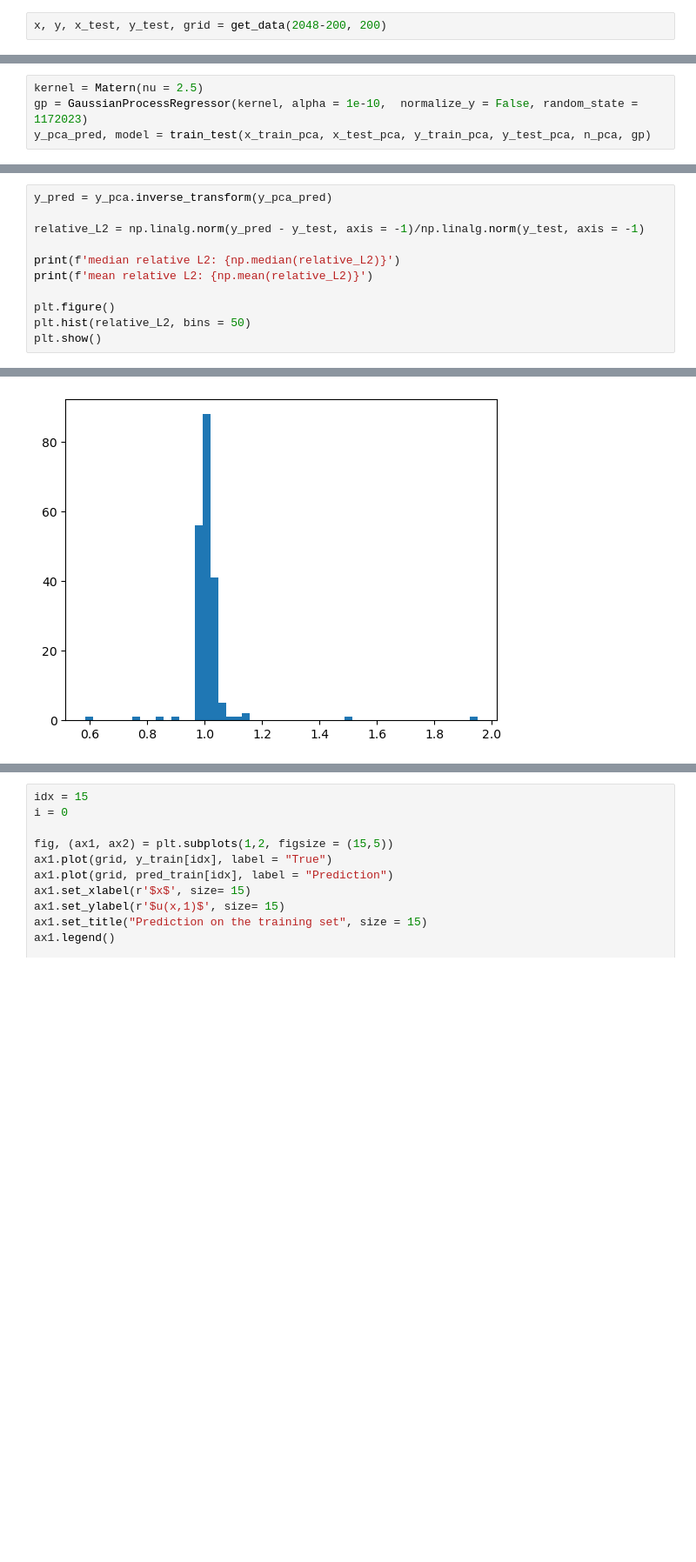
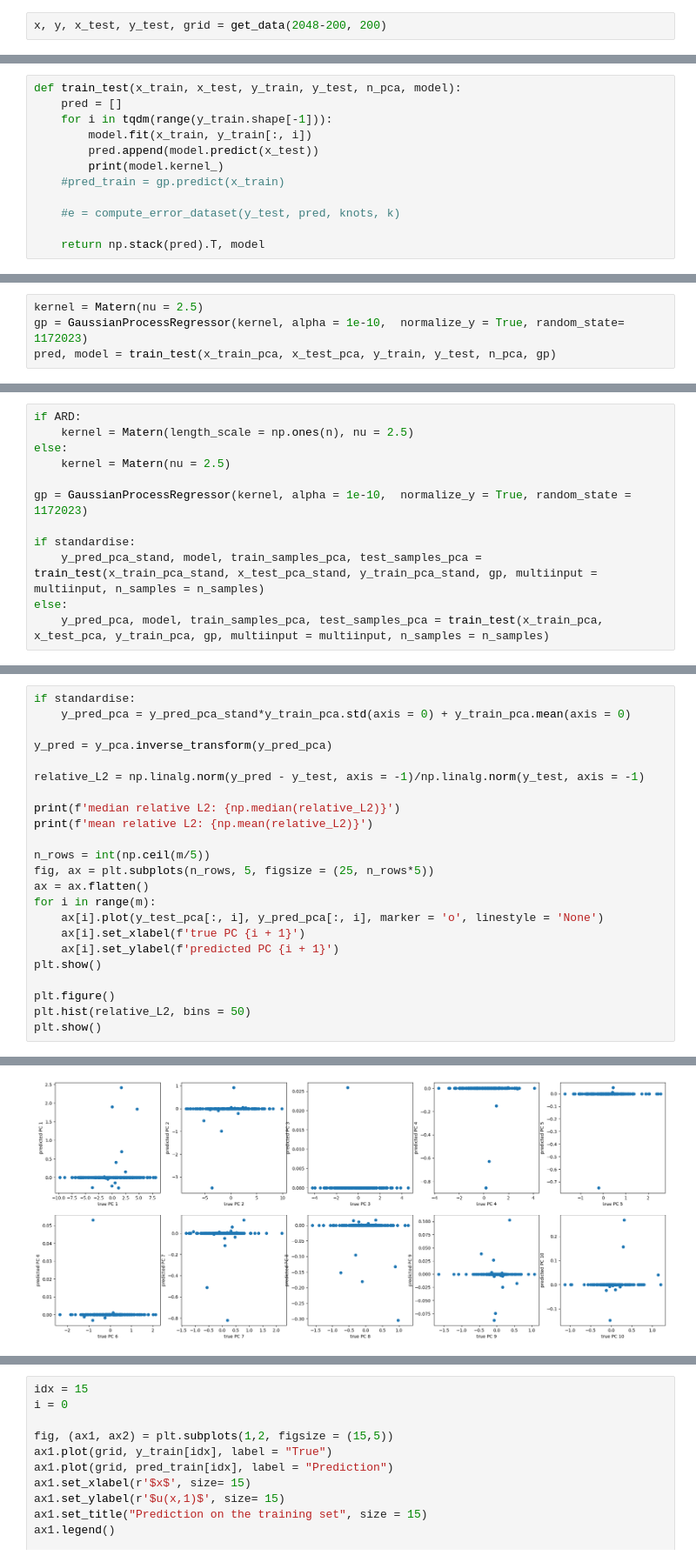
Before and after one commit to tomcjackc/Probabilistic-Operator-Learning-for-Climate-Model-Parameterisation, a Jupyter notebook: notebooks/Batlle_burger .ipynb, the cells around one changed output, grey strips where cells are left out. Shown at 87% size. Drawn from its saved outputs; the diff is of its cells as text; blank space fills up the shorter version.

Commit message:
working multiinput, standardisation, ARD, all using sklearn

```diff
--- a/notebooks/Batlle_burger .ipynb
+++ b/notebooks/Batlle_burger .ipynb
@@ -178,0 +54,12 @@ e
+# %%
+def train_test(x_train, x_test, y_train, y_test, n_pca, model):
+    pred = []
+    for i in tqdm(range(y_train.shape[-1])):
+        model.fit(x_train, y_train[:, i])
+        pred.append(model.predict(x_test))
+        print(model.kernel_)
+    #pred_train = gp.predict(x_train)
+
+    #e = compute_error_dataset(y_test, pred, knots, k)
+
+    return np.stack(pred).T, model
@@ -178,0 +75,4 @@ e
+# %%
+kernel = Matern(nu = 2.5)
+gp = GaussianProcessRegressor(kernel, alpha = 1e-10,  normalize_y = True, random_state= 1172023)
+pred, model = train_test(x_train_pca, x_test_pca, y_train, y_test, n_pca, gp)
@@ -217,5 +159,13 @@ x_train_pca.shape, x_test_pca.shape
 # %%
-kernel = Matern(nu = 2.5)
-gp = GaussianProcessRegressor(kernel, alpha = 1e-10,  normalize_y = False, random_state = 1172023)
-y_pca_pred, model = train_test(x_train_pca, x_test_pca, y_train_pca, y_test_pca, n_pca, gp)
+if ARD:
+    kernel = Matern(length_scale = np.ones(n), nu = 2.5)
+else:
+    kernel = Matern(nu = 2.5)
+
+gp = GaussianProcessRegressor(kernel, alpha = 1e-10,  normalize_y = True, random_state = 1172023)
+
+if standardise:
+    y_pred_pca_stand, model, train_samples_pca, test_samples_pca = train_test(x_train_pca_stand, x_test_pca_stand, y_train_pca_stand, gp, multiinput = multiinput, n_samples = n_samples)
+else:
+    y_pred_pca, model, train_samples_pca, test_samples_pca = train_test(x_train_pca, x_test_pca, y_train_pca, gp, multiinput = multiinput, n_samples = n_samples)
 # %% [output]
@@ -242,11 +182,23 @@ Matern(length_scale=1e-05, nu=2.5)
 # %%
-y_pred = y_pca.inverse_transform(y_pca_pred)
+if standardise:
+    y_pred_pca = y_pred_pca_stand*y_train_pca.std(axis = 0) + y_train_pca.mean(axis = 0)
+
+y_pred = y_pca.inverse_transform(y_pred_pca)
 
 relative_L2 = np.linalg.norm(y_pred - y_test, axis = -1)/np.linalg.norm(y_test, axis = -1)
 
 print(f'median relative L2: {np.median(relative_L2)}')
 print(f'mean relative L2: {np.mean(relative_L2)}')
 
+n_rows = int(np.ceil(m/5))
+fig, ax = plt.subplots(n_rows, 5, figsize = (25, n_rows*5))
+ax = ax.flatten()
+for i in range(m):
+    ax[i].plot(y_test_pca[:, i], y_pred_pca[:, i], marker = 'o', linestyle = 'None')
+    ax[i].set_xlabel(f'true PC {i + 1}')
+    ax[i].set_ylabel(f'predicted PC {i + 1}')
+plt.show()
+
 plt.figure()
 plt.hist(relative_L2, bins = 50)
 plt.show()
@@ -256 +208 @@ mean relative L2: 1.0111405003221132
-[figure, old version]
+[figure, new version]
```
Also changed, not shown: parts of 25 cells of this notebook, 1 other file.
